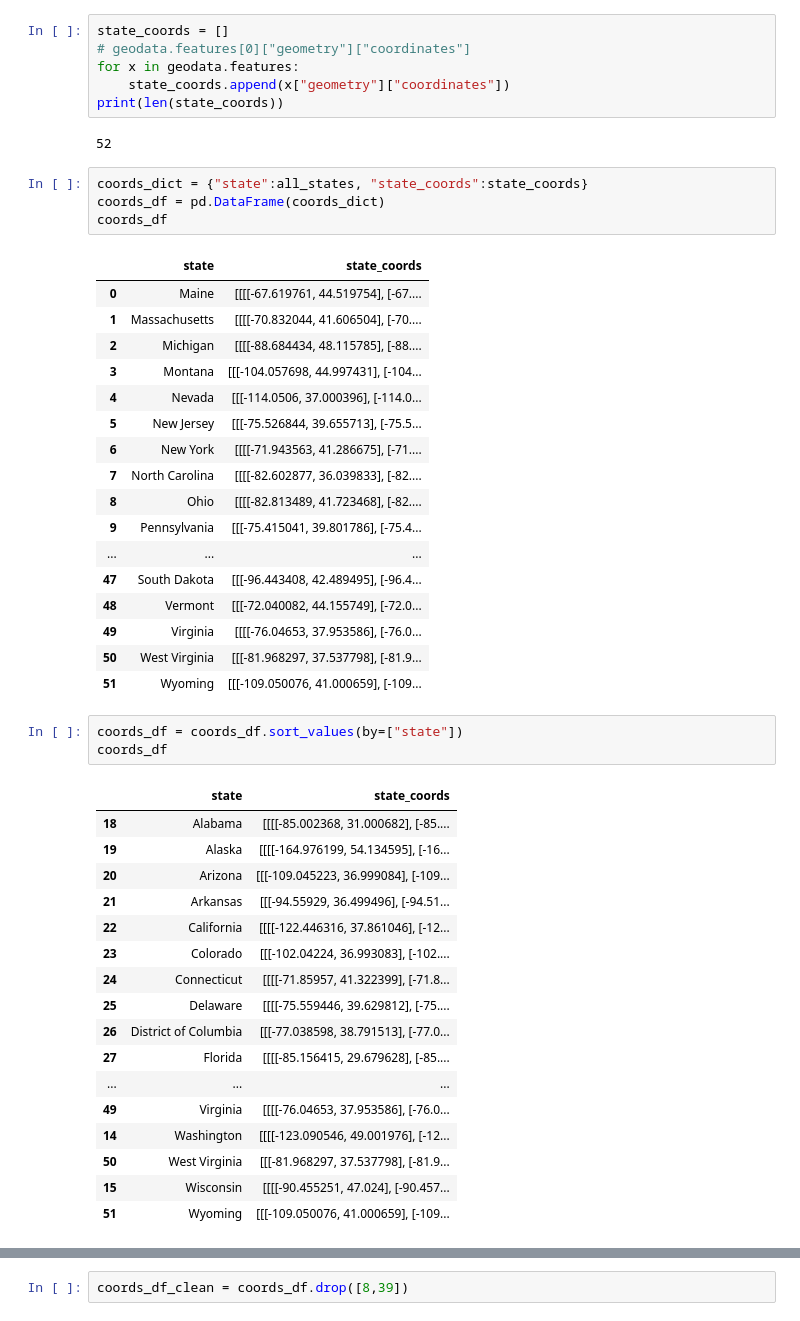
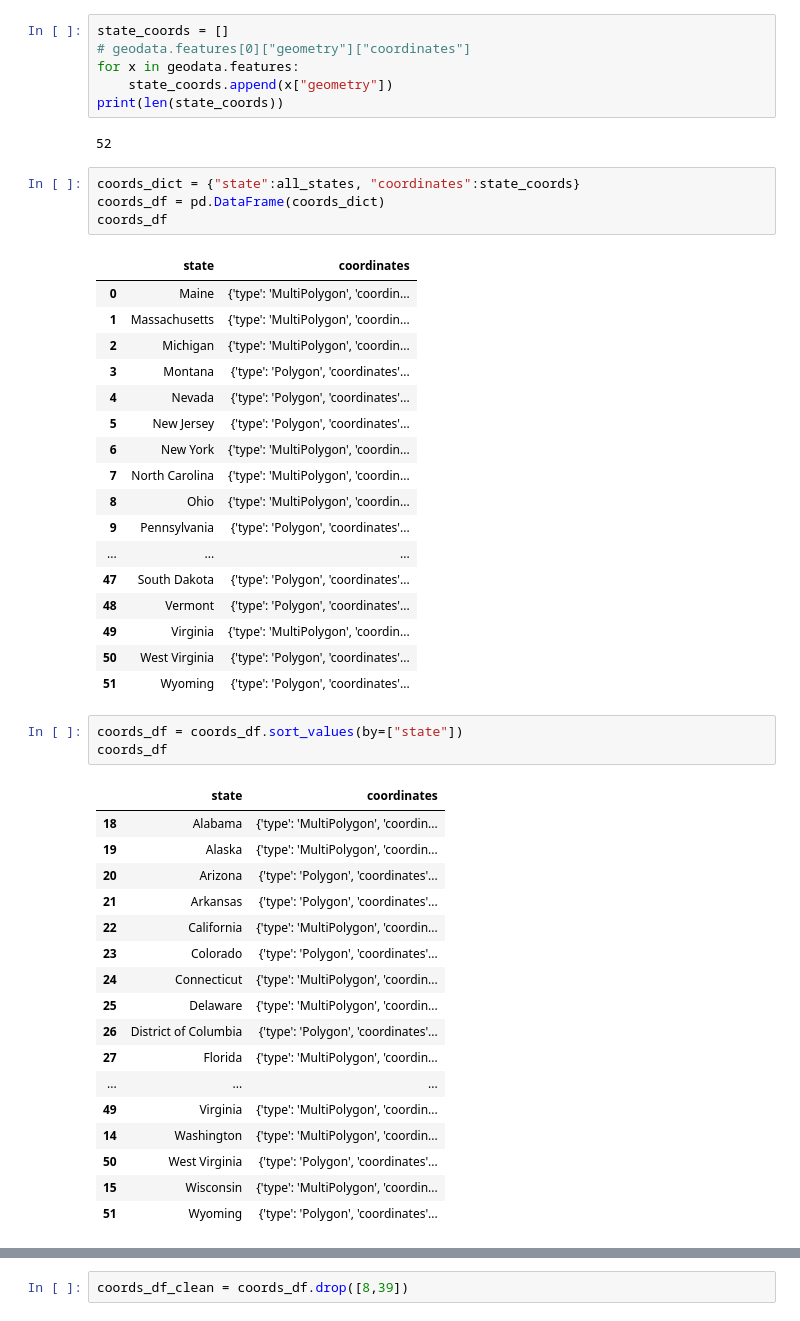
Before and after one commit to jforbis/project3-weathermap, a Jupyter notebook: scrape_files/forbis test/john weather scrape.ipynb, the cells around one changed output, grey strips where cells are left out. Saved outputs shown, nothing was run; the diff lists cells and outputs as text.

Commit message:
forbis: saved new geoJson with geometry info

```diff
--- a/scrape_files/forbis test/john weather scrape.ipynb
+++ b/scrape_files/forbis test/john weather scrape.ipynb
@@ -39,53 +61,53 @@ all_states
 state_coords = []
 # geodata.features[0]["geometry"]["coordinates"]
 for x in geodata.features:
-    state_coords.append(x["geometry"]["coordinates"])
+    state_coords.append(x["geometry"])
 print(len(state_coords))
 # %% [output]
 52
 # %%
-coords_dict = {"state":all_states, "state_coords":state_coords}
+coords_dict = {"state":all_states, "coordinates":state_coords}
 coords_df = pd.DataFrame(coords_dict)
 coords_df
 # %% [output]
-|  | state | state_coords |
-| 0 | Maine | [[[[-67.619761, 44.519754], [-67.... |
-| 1 | Massachusetts | [[[[-70.832044, 41.606504], [-70.... |
-| 2 | Michigan | [[[[-88.684434, 48.115785], [-88.... |
-| 3 | Montana | [[[-104.057698, 44.997431], [-104... |
-| 4 | Nevada | [[[-114.0506, 37.000396], [-114.0... |
-| 5 | New Jersey | [[[-75.526844, 39.655713], [-75.5... |
-| 6 | New York | [[[[-71.943563, 41.286675], [-71.... |
-| 7 | North Carolina | [[[[-82.602877, 36.039833], [-82.... |
-| 8 | Ohio | [[[[-82.813489, 41.723468], [-82.... |
-| 9 | Pennsylvania | [[[-75.415041, 39.801786], [-75.4... |
+|  | state | coordinates |
+| 0 | Maine | {'type': 'MultiPolygon', 'coordin... |
+| 1 | Massachusetts | {'type': 'MultiPolygon', 'coordin... |
+| 2 | Michigan | {'type': 'MultiPolygon', 'coordin... |
+| 3 | Montana | {'type': 'Polygon', 'coordinates'... |
+| 4 | Nevada | {'type': 'Polygon', 'coordinates'... |
+| 5 | New Jersey | {'type': 'Polygon', 'coordinates'... |
+| 6 | New York | {'type': 'MultiPolygon', 'coordin... |
+| 7 | North Carolina | {'type': 'MultiPolygon', 'coordin... |
+| 8 | Ohio | {'type': 'MultiPolygon', 'coordin... |
+| 9 | Pennsylvania | {'type': 'Polygon', 'coordinates'... |
 | ... | ... | ... |
-| 47 | South Dakota | [[[-96.443408, 42.489495], [-96.4... |
-| 48 | Vermont | [[[-72.040082, 44.155749], [-72.0... |
-| 49 | Virginia | [[[[-76.04653, 37.953586], [-76.0... |
-| 50 | West Virginia | [[[-81.968297, 37.537798], [-81.9... |
-| 51 | Wyoming | [[[-109.050076, 41.000659], [-109... |
+| 47 | South Dakota | {'type': 'Polygon', 'coordinates'... |
+| 48 | Vermont | {'type': 'Polygon', 'coordinates'... |
+| 49 | Virginia | {'type': 'MultiPolygon', 'coordin... |
+| 50 | West Virginia | {'type': 'Polygon', 'coordinates'... |
+| 51 | Wyoming | {'type': 'Polygon', 'coordinates'... |
 # %%
 coords_df = coords_df.sort_values(by=["state"])
 coords_df
 # %% [output]
-|  | state | state_coords |
-| 18 | Alabama | [[[[-85.002368, 31.000682], [-85.... |
-| 19 | Alaska | [[[[-164.976199, 54.134595], [-16... |
-| 20 | Arizona | [[[-109.045223, 36.999084], [-109... |
-| 21 | Arkansas | [[[-94.55929, 36.499496], [-94.51... |
-| 22 | California | [[[[-122.446316, 37.861046], [-12... |
-| 23 | Colorado | [[[-102.04224, 36.993083], [-102.... |
-| 24 | Connecticut | [[[[-71.85957, 41.322399], [-71.8... |
-| 25 | Delaware | [[[[-75.559446, 39.629812], [-75.... |
-| 26 | District of Columbia | [[[-77.038598, 38.791513], [-77.0... |
-| 27 | Florida | [[[[-85.156415, 29.679628], [-85.... |
+|  | state | coordinates |
+| 18 | Alabama | {'type': 'MultiPolygon', 'coordin... |
+| 19 | Alaska | {'type': 'MultiPolygon', 'coordin... |
+| 20 | Arizona | {'type': 'Polygon', 'coordinates'... |
+| 21 | Arkansas | {'type': 'Polygon', 'coordinates'... |
+| 22 | California | {'type': 'MultiPolygon', 'coordin... |
+| 23 | Colorado | {'type': 'Polygon', 'coordinates'... |
+| 24 | Connecticut | {'type': 'MultiPolygon', 'coordin... |
+| 25 | Delaware | {'type': 'MultiPolygon', 'coordin... |
+| 26 | District of Columbia | {'type': 'Polygon', 'coordinates'... |
+| 27 | Florida | {'type': 'MultiPolygon', 'coordin... |
 | ... | ... | ... |
-| 49 | Virginia | [[[[-76.04653, 37.953586], [-76.0... |
-| 14 | Washington | [[[[-123.090546, 49.001976], [-12... |
-| 50 | West Virginia | [[[-81.968297, 37.537798], [-81.9... |
-| 15 | Wisconsin | [[[[-90.455251, 47.024], [-90.457... |
-| 51 | Wyoming | [[[-109.050076, 41.000659], [-109... |
+| 49 | Virginia | {'type': 'MultiPolygon', 'coordin... |
+| 14 | Washington | {'type': 'MultiPolygon', 'coordin... |
+| 50 | West Virginia | {'type': 'Polygon', 'coordinates'... |
+| 15 | Wisconsin | {'type': 'MultiPolygon', 'coordin... |
+| 51 | Wyoming | {'type': 'Polygon', 'coordinates'... |
 # %%
 coords_df = coords_df.reset_index(drop=True)
 print(len(coords_df["state"]))
```
Also changed, not shown: parts of 13 cells of this notebook, 4 other files.
